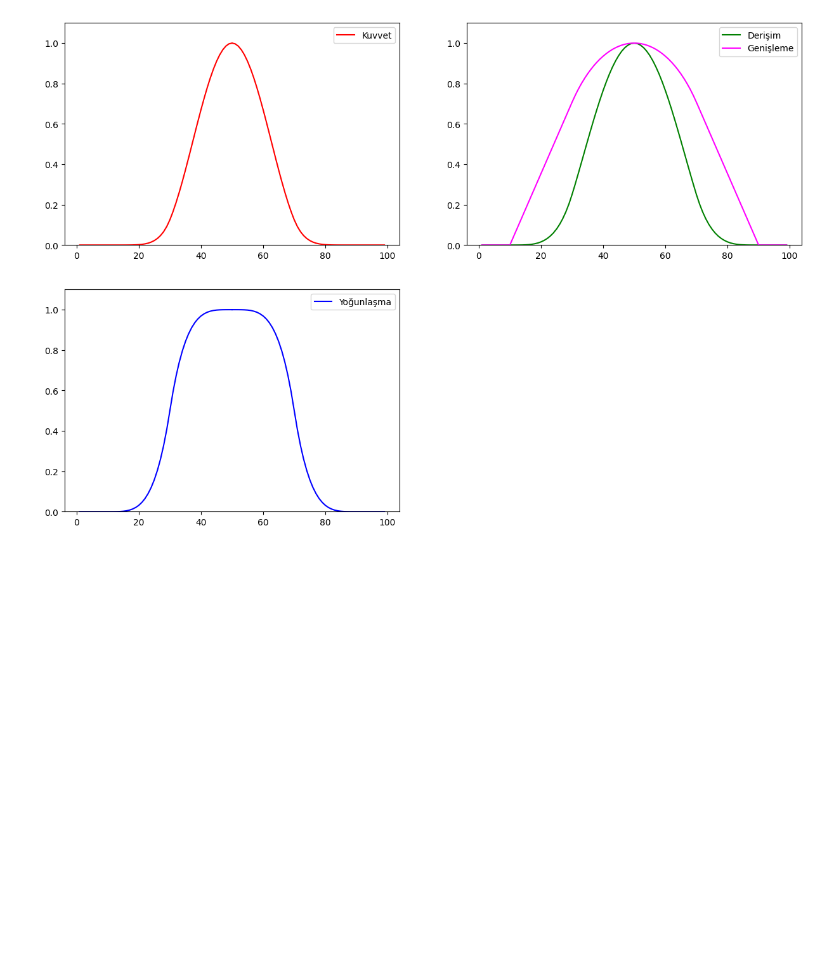
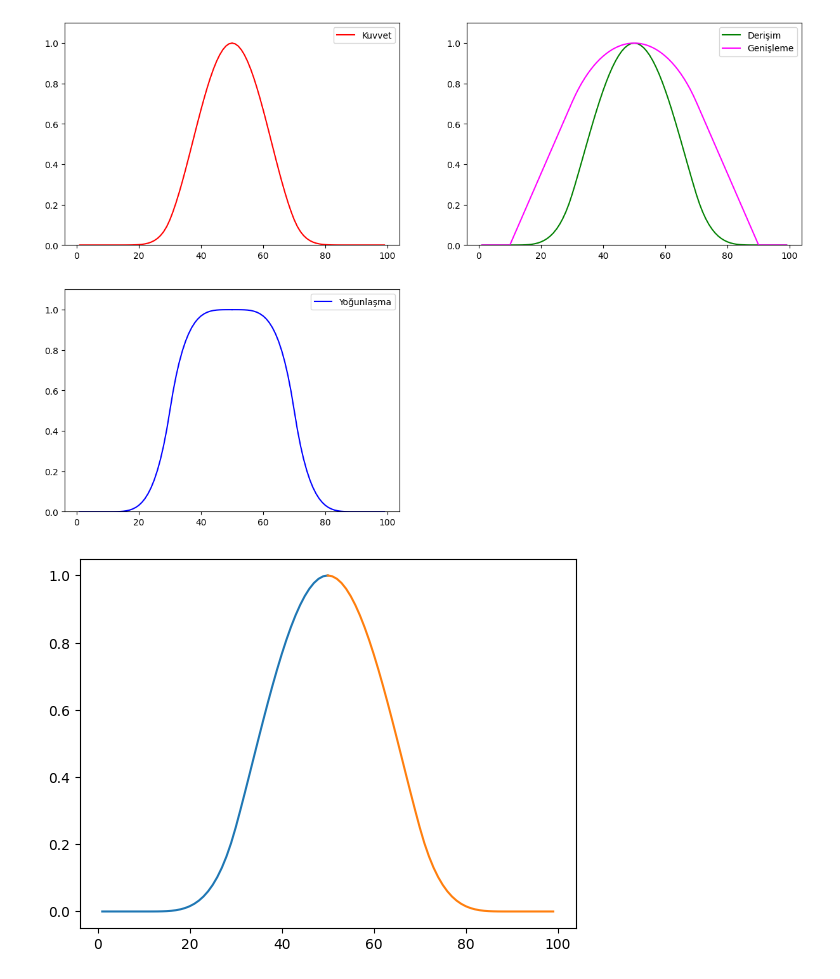
Before and after one commit to EhsanAmini770/fuzzy-logic-membership-functions, a Jupyter notebook: fuzzy_set_functions_and_transformations.ipynb, the cells around one changed output. Saved outputs shown, nothing was run; the diff lists cells and outputs as text; code cells hidden in the pictures; blank space fills up the shorter version.

```diff
--- a/fuzzy_set_functions_and_transformations.ipynb
+++ b/fuzzy_set_functions_and_transformations.ipynb
@@ -34,9 +34,9 @@ def uyelik_hesapla(a, b, c, u):
         elif b < u <= c:
             sag_deger = 2 * ((u - c) / (c - a))**2
         else:
-            sag_deger = 1
+            sag_deger = 0
     else:
-        sag_deger = 1
+        sag_deger = 0
 
     return sol_deger, sag_deger
 
@@ -249,3 +249,79 @@ def islemleri_uygula_ve_ciz(b_genislik=40, c_orta_nokta=50):
 islemleri_uygula_ve_ciz()
 # %% [output]
 [figure]
+# %%
+import numpy as np
+import matplotlib.pyplot as plt
+
+"""
+Odev 3: PI fonksiyonu cizimi
+"""
+def uyelik_hesapla(a, b, c, u):
+    """
+    a: başlangiç noktasi
+    b: orta nokta
+    c: bitiş noktas
+    u: hesaplanacak nokta
+    """
+    # Sol omuz hesaplama
+    if u <= c:
+        if u < a:
+            sol_deger = 0
+        elif a <= u <= b:
+            sol_deger = 2 * ((u - a) / (c - a))**2
+        elif b < u <= c:
+            sol_deger = 1 - 2 * ((u - c) / (c - a))**2
+        else:
+            sol_deger = 1
+    else:
+        sol_deger = 1
+
+    # Sağ omuz hesaplama
+    if u >= a:
+        if u > c:
+            sag_deger = 0
+        elif a <= u <= b:
+            sag_deger = 1 - 2 * ((u - a) / (c - a))**2
+        elif b < u <= c:
+            sag_deger = 2 * ((u - c) / (c - a))**2
+        else:
+            sag_deger = 0
+    else:
+        sag_deger = 0
+
+    return sol_deger, sag_deger
+
+def omuz_grafik_ciz(b_genislik=40, c_orta_nokta=50):
+    x = np.arange(1, 100, 1)
+    x_sol = x[x <= c_orta_nokta]
+    x_sag = x[x >= c_orta_nokta]
+
+
+    # Parametreleri hesapla
+    a_sol = c_orta_nokta - b_genislik
+    b_sol = c_orta_nokta - b_genislik / 2
+    c_sol = c_orta_nokta
+
+    a_sag = c_orta_nokta
+    b_sag = c_orta_nokta + b_genislik / 2
+    c_sag = c_orta_nokta + b_genislik
+
+    # Sol omuz hesaplama
+    y_sol = [uyelik_hesapla(a_sol, b_sol, c_sol, u)[0] for u in x_sol]
+
+    # Sağ omuz hesaplama
+    y_sag = [uyelik_hesapla(a_sag, b_sag, c_sag, u)[1] for u in x_sag]
+
+
+    def kuvvet_islemi(uyelik_degeri, n):
+        return pow(uyelik_degeri, n)
+
+    y_kuvvet_sol = [kuvvet_islemi(membership,2) for membership in y_sol]
+    y_kuvvet_sag = [kuvvet_islemi(membership,2) for membership in y_sag]
+
+    plt.plot(x_sol, y_kuvvet_sol, label='Sol Omuz')
+    plt.plot(x_sag, y_kuvvet_sag, label='Sağ Omuz')
+
+omuz_grafik_ciz(b_genislik=40, c_orta_nokta=50)
+# %% [output]
+[figure, added]
```
Also changed, not shown: 2 other files.
